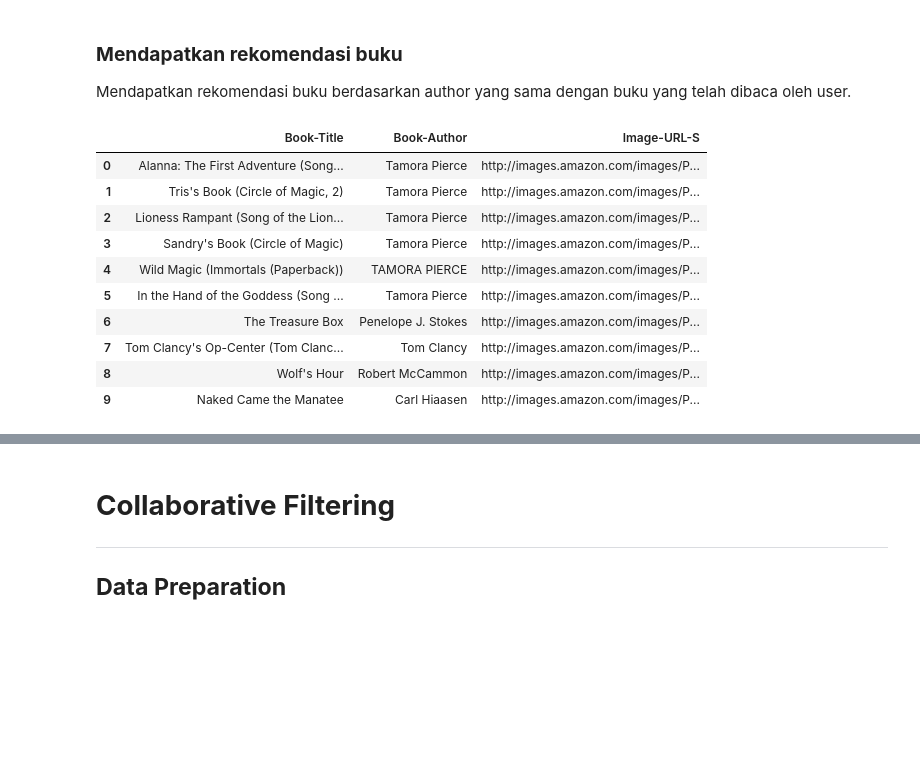
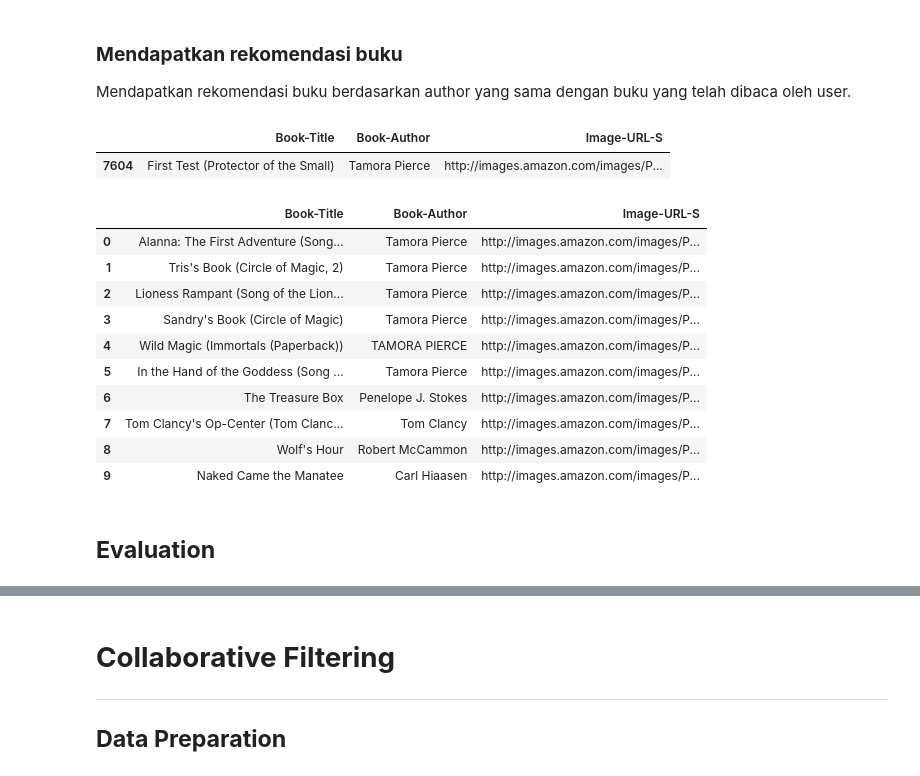
Before and after one commit to ziss11/books-recommendation, a Jupyter notebook: BookRecommendation.ipynb, the cells around one changed output, grey strips where cells are left out. Cells and saved outputs as stored; diff of their text form; code cells hidden in the pictures; blank space fills up the shorter version.

```diff
--- a/BookRecommendation.ipynb
+++ b/BookRecommendation.ipynb
@@ -391,16 +441,24 @@ def book_recommendations(book_name, similarity_data=cosine_sim_df, items=data, k
 
   return pd.DataFrame(closest).merge(items).head(k)
 # %%
-book_recommendations('First Test (Protector of the Small)', k=10)
+reference_book = 'First Test (Protector of the Small)'
+data[data['Book-Title'].eq(reference_book)]
 # %% [output]
 |  | Book-Title | Book-Author | Image-URL-S |
-| 0 | Alanna: The First Adventure (Song... | Tamora Pierce | http://images.amazon.com/images/P... |
-| 1 | Tris's Book (Circle of Magic, 2) | Tamora Pierce | http://images.amazon.com/images/P... |
-| 2 | Lioness Rampant (Song of the Lion... | Tamora Pierce | http://images.amazon.com/images/P... |
-| 3 | Sandry's Book (Circle of Magic) | Tamora Pierce | http://images.amazon.com/images/P... |
-| 4 | Wild Magic (Immortals (Paperback)) | TAMORA PIERCE | http://images.amazon.com/images/P... |
-| 5 | In the Hand of the Goddess (Song ... | Tamora Pierce | http://images.amazon.com/images/P... |
-| 6 | The Treasure Box | Penelope J. Stokes | http://images.amazon.com/images/P... |
-| 7 | Tom Clancy's Op-Center (Tom Clanc... | Tom Clancy | http://images.amazon.com/images/P... |
-| 8 | Wolf's Hour | Robert McCammon | http://images.amazon.com/images/P... |
-| 9 | Naked Came the Manatee | Carl Hiaasen | http://images.amazon.com/images/P... |
+| 7604 | First Test (Protector of the Small) | Tamora Pierce | http://images.amazon.com/images/P... |
+# %%
+book_recommendations(reference_book, k=10)
+# %% [output]
+|  | Book-Title | Book-Author | Image-URL-S |
+| 0 | Alanna: The First Adventure (Song... | Tamora Pierce | http://images.amazon.com/images/P... |
+| 1 | Tris's Book (Circle of Magic, 2) | Tamora Pierce | http://images.amazon.com/images/P... |
+| 2 | Lioness Rampant (Song of the Lion... | Tamora Pierce | http://images.amazon.com/images/P... |
+| 3 | Sandry's Book (Circle of Magic) | Tamora Pierce | http://images.amazon.com/images/P... |
+| 4 | Wild Magic (Immortals (Paperback)) | TAMORA PIERCE | http://images.amazon.com/images/P... |
+| 5 | In the Hand of the Goddess (Song ... | Tamora Pierce | http://images.amazon.com/images/P... |
+| 6 | The Treasure Box | Penelope J. Stokes | http://images.amazon.com/images/P... |
+| 7 | Tom Clancy's Op-Center (Tom Clanc... | Tom Clancy | http://images.amazon.com/images/P... |
+| 8 | Wolf's Hour | Robert McCammon | http://images.amazon.com/images/P... |
+| 9 | Naked Came the Manatee | Carl Hiaasen | http://images.amazon.com/images/P... |
+# %% [markdown]
+## **Evaluation**
```
Also changed, not shown: parts of 32 cells of this notebook.
